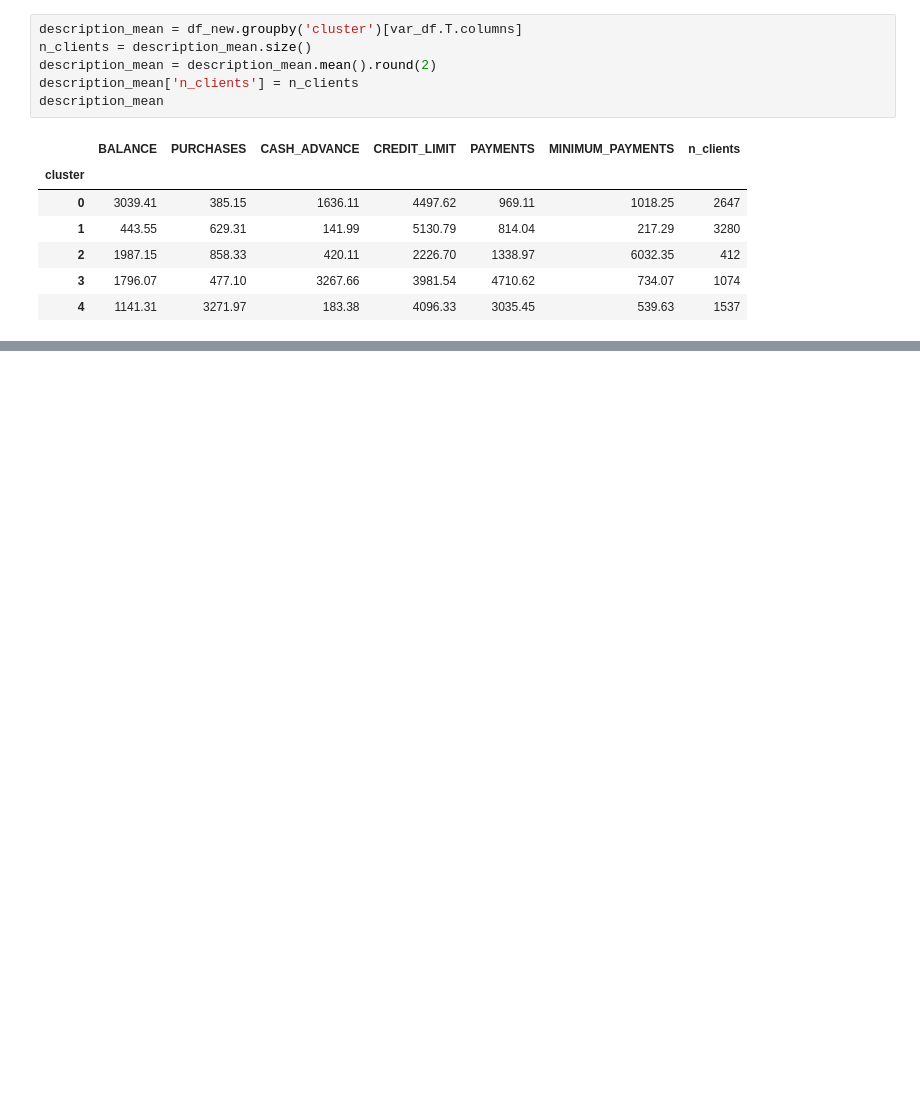
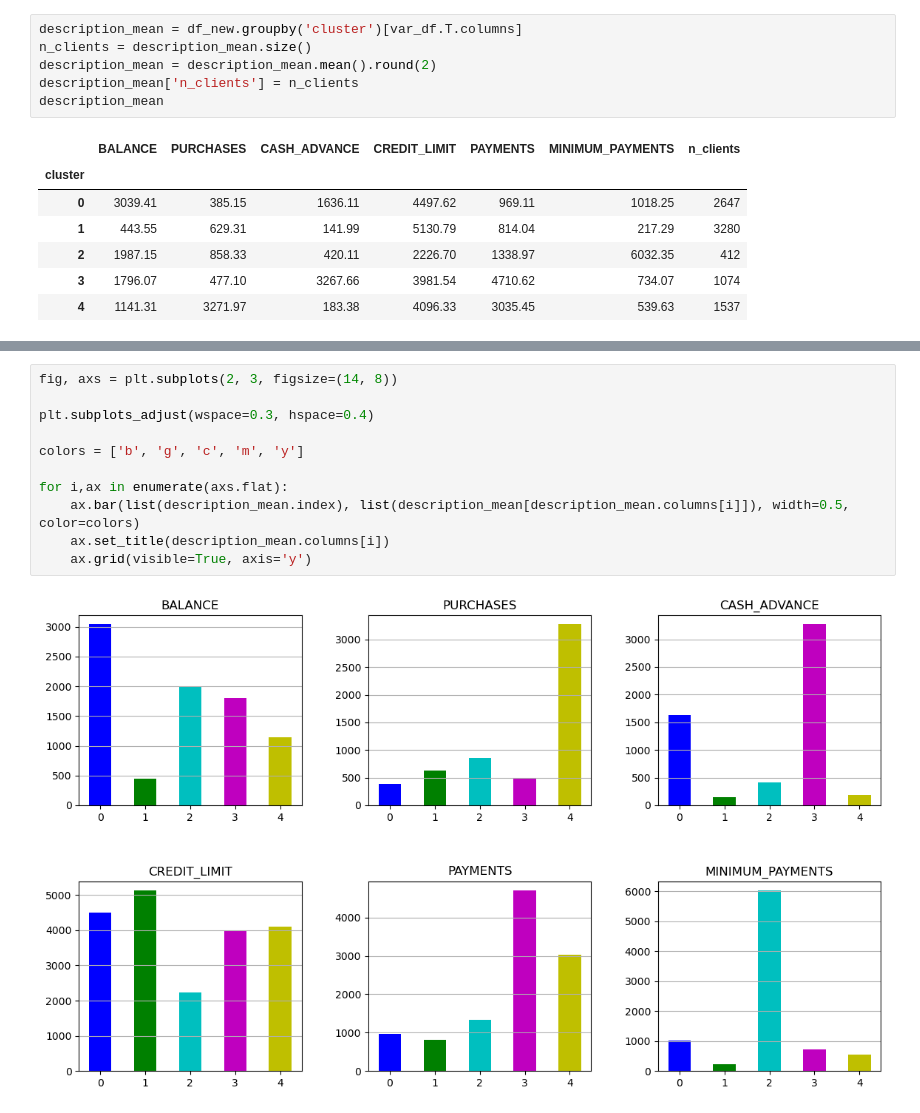
Before and after one commit to vinimoti/Credit-card-Cluster-training, a Jupyter notebook: Cluster Credit Card.ipynb, the cells around one changed output, grey strips where cells are left out. Drawn from its saved outputs; the diff is of its cells as text; blank space fills up the shorter version.

```diff
--- a/Cluster Credit Card.ipynb
+++ b/Cluster Credit Card.ipynb
@@ -682,0 +690,13 @@ description_mean.sort_values(by ='BALANCE')
+# %%
+fig, axs = plt.subplots(2, 3, figsize=(14, 8))
+
+plt.subplots_adjust(wspace=0.3, hspace=0.4)
+
+colors = ['b', 'g', 'c', 'm', 'y']
+
+for i,ax in enumerate(axs.flat):
+    ax.bar(list(description_mean.index), list(description_mean[description_mean.columns[i]]), width=0.5, color=colors)
+    ax.set_title(description_mean.columns[i])
+    ax.grid(visible=True, axis='y')
+# %% [output]
+[figure, added]
```
Also changed, not shown: parts of 13 cells of this notebook.
